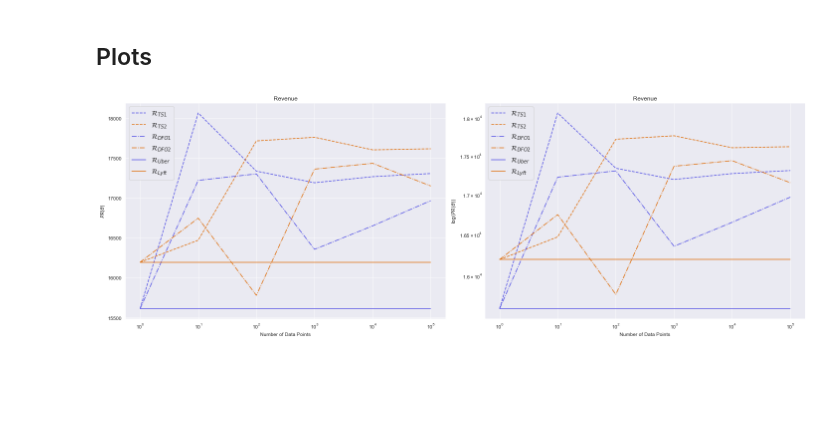
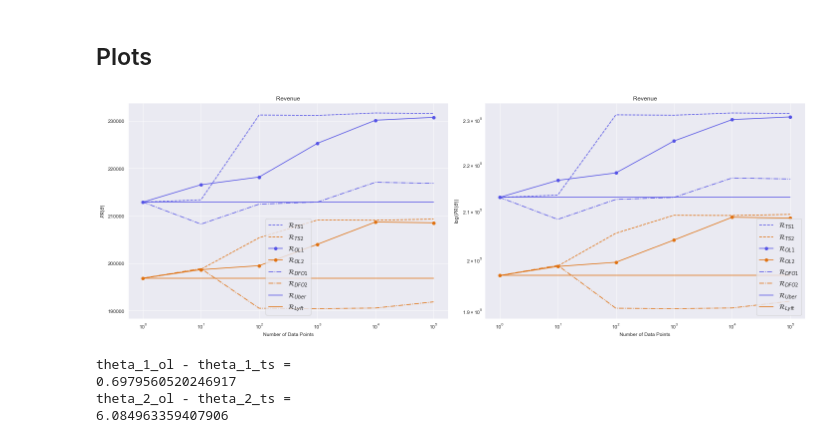
Before and after one commit to evanjfaulkner/DD-Games, a Jupyter notebook: Uber Lyft Simulation/Uber_vs_Lyft_sim.ipynb, the cells around one changed output. Saved outputs shown, nothing was run; the diff lists cells and outputs as text; code cells hidden in the pictures; blank space fills up the shorter version.

```diff
--- a/Uber Lyft Simulation/Uber_vs_Lyft_sim.ipynb
+++ b/Uber Lyft Simulation/Uber_vs_Lyft_sim.ipynb
@@ -186,7 +193,7 @@ theta_final_p3 = []
 theta_final_p4 = []
 
 delta = 4e-1
-eta = 1e-1
+eta = 1e-2#1e-1 best so far
 num_test_dfo = 100
 num_rounds = num_rounds_lst[-1]
 
@@ -237,9 +244,9 @@ for i in trange(math.ceil(num_rounds/2/num_test_dfo)+1):
         theta_final_p3.append(game_dfo.theta_p1)
         theta_final_p4.append(game_dfo.theta_p2)
 
-        if False:
+        if True:
             print("---------------------")
-            print(f"Iteration {i}")
+            print(f"Iteration {i*2*num_test_dfo}")
             print("Player 3 risk:")
             print(p3_risks[-1])
 
@@ -257,22 +417,31 @@ for i in trange(math.ceil(num_rounds/2/num_test_dfo)+1):
 base_uber = -np.dot(g_uber.T,prices_)[0,0]
 base_lyft = -np.dot(g_lyft.T,prices_)[0,0]
 
+num_rounds_lst_ = num_rounds_lst
+
 num_rounds_lst_ = np.insert(num_rounds_lst,0,1)
-p1_risks.insert(0,base_uber)
-p2_risks.insert(0,base_lyft)
-p3_risks.insert(0,base_uber)
-p4_risks.insert(0,base_lyft)
+p1_risks_ = np.insert(p1_risks, 0, base_uber)
+p2_risks_ = np.insert(p2_risks, 0, base_lyft)
+p3_risks_ = np.insert(p3_risks, 0, base_uber)
+p4_risks_ = np.insert(p4_risks, 0, base_lyft)
+p5_risks_ = np.insert(p5_risks, 0, base_uber)
+p6_risks_ = np.insert(p6_risks, 0, base_lyft)
 
 plt.figure(figsize=(20,7))
 plt.subplot(1,2,1)
-plt.semilogx(num_rounds_lst_, -np.squeeze(p1_risks),
+plt.semilogx(num_rounds_lst_, -np.squeeze(p1_risks_),
              '--', color='#5553E6', label=r'$\mathcal{R}_{TS1}$')
-plt.semilogx(num_rounds_lst_, -np.squeeze(p2_risks),
+plt.semilogx(num_rounds_lst_, -np.squeeze(p2_risks_),
              '--', color='#E07110', label=r'$\mathcal{R}_{TS2}$')
 
-plt.semilogx(num_rounds_lst_, -np.squeeze(p3_risks),
+plt.semilogx(num_rounds_lst_, -np.squeeze(p5_risks_),
+             '-o', color='#5553E6', label=r'$\mathcal{R}_{OL1}$')
+plt.semilogx(num_rounds_lst_, -np.squeeze(p6_risks_),
+             '-o', color='#E07110', label=r'$\mathcal{R}_{OL2}$')
+
+plt.semilogx(num_rounds_lst_, -np.squeeze(p3_risks_),
              '-.', color='#5553E6', label=r'$\mathcal{R}_{DFO1}$')
-plt.semilogx(num_rounds_lst_, -np.squeeze(p4_risks),
+plt.semilogx(num_rounds_lst_, -np.squeeze(p4_risks_),
              '-.', color='#E07110', label=r'$\mathcal{R}_{DFO2}$')
 
 plt.semilogx(num_rounds_lst_, [np.dot(g_uber.T,prices_)[0,0] for i in range(len(num_rounds_lst_))],
@@ -286,45 +455,58 @@ plt.title("Revenue")
 plt.legend(fontsize=14)
 
 plt.subplot(1,2,2)
-plt.loglog(num_rounds_lst_, -np.squeeze(p1_risks),
+plt.loglog(num_rounds_lst_, -np.squeeze(p1_risks_),
            '--', color='#5553E6', label=r'$\mathcal{R}_{TS1}$')
-plt.loglog(num_rounds_lst_, -np.squeeze(p2_risks),
+plt.loglog(num_rounds_lst_, -np.squeeze(p2_risks_),
            '--', color='#E07110', label=r'$\mathcal{R}_{TS2}$')
 
-plt.loglog(num_rounds_lst_, -np.squeeze(p3_risks),
+plt.loglog(num_rounds_lst_, -np.squeeze(p5_risks_),
+           '-o', color='#5553E6', label=r'$\mathcal{R}_{OL1}$')
+plt.loglog(num_rounds_lst_, -np.squeeze(p6_risks_),
+           '-o', color='#E07110', label=r'$\mathcal{R}_{OL2}$')
+
+plt.loglog(num_rounds_lst_, -np.squeeze(p3_risks_),
              '-.', color='#5553E6', label=r'$\mathcal{R}_{DFO1}$')
-plt.loglog(num_rounds_lst_, -np.squeeze(p4_risks),
+plt.loglog(num_rounds_lst_, -np.squeeze(p4_risks_),
              '-.', color='#E07110', label=r'$\mathcal{R}_{DFO2}$')
 
 plt.loglog(num_rounds_lst_, [np.dot(g_uber.T,prices_)[0,0] for i in range(len(num_rounds_lst_))],
              '-', color='#5553E6', label=r'$\mathcal{R}_{Uber}$')
 plt.loglog(num_rounds_lst_, [np.dot(g_lyft.T,prices_)[0,0] for i in range(len(num_rounds_lst_))],
              '-', color='#E07110', label=r'$\mathcal{R}_{Lyft}$')
 
 plt.xlabel("Number of Data Points")
 plt.ylabel(r"$\log(PR(\theta))$")
 plt.title('Revenue')
 plt.legend(fontsize=14)
 
 # plt.subplot(1,3,3)
 # plt.semilogx(num_rounds_lst, np.squeeze(theta_final_p1),
 #            '--', color='#5553E6', label=r'$\theta_{TS1}$')
 # plt.semilogx(num_rounds_lst, np.squeeze(theta_final_p2),
 #            '--', color='#E07110', label=r'$\theta_{TS2}$')
 
 # plt.semilogx(num_rounds_lst, np.squeeze(theta_final_p3),
 #            '-', color='#5553E6', label=r'$\theta_{DFO1}$')
 # plt.semilogx(num_rounds_lst, np.squeeze(theta_final_p4),
 #            '-', color='#E07110', label=r'$\theta_{DFO2}$')
 
 # plt.ylim(-10,10)
 # plt.xlabel("Number of Data Points")
 # plt.ylabel(r"$\log(PR(\theta))$")
 # plt.title('Strategies')
 # plt.legend(fontsize=14)
 plt.tight_layout()
 plt.savefig('DD_regression_rideshare_convergence.jpg', format='jpg')
 plt.show()
 # %% [output]
-[figure, old version]
+[figure, new version]
+# %%
+print(f'theta_1_ol - theta_1_ts = \n{np.linalg.norm(game_online.theta_p1-game_ts.theta_p1)}')
+print(f'theta_2_ol - theta_2_ts = \n{np.linalg.norm(game_online.theta_p2-game_ts.theta_p2)}')
+# %% [output]
+theta_1_ol - theta_1_ts =
+0.6979560520246917
+theta_2_ol - theta_2_ts =
+6.084963359407906
 # %%
```
Also changed, not shown: parts of 14 cells of this notebook, 23 other files.
